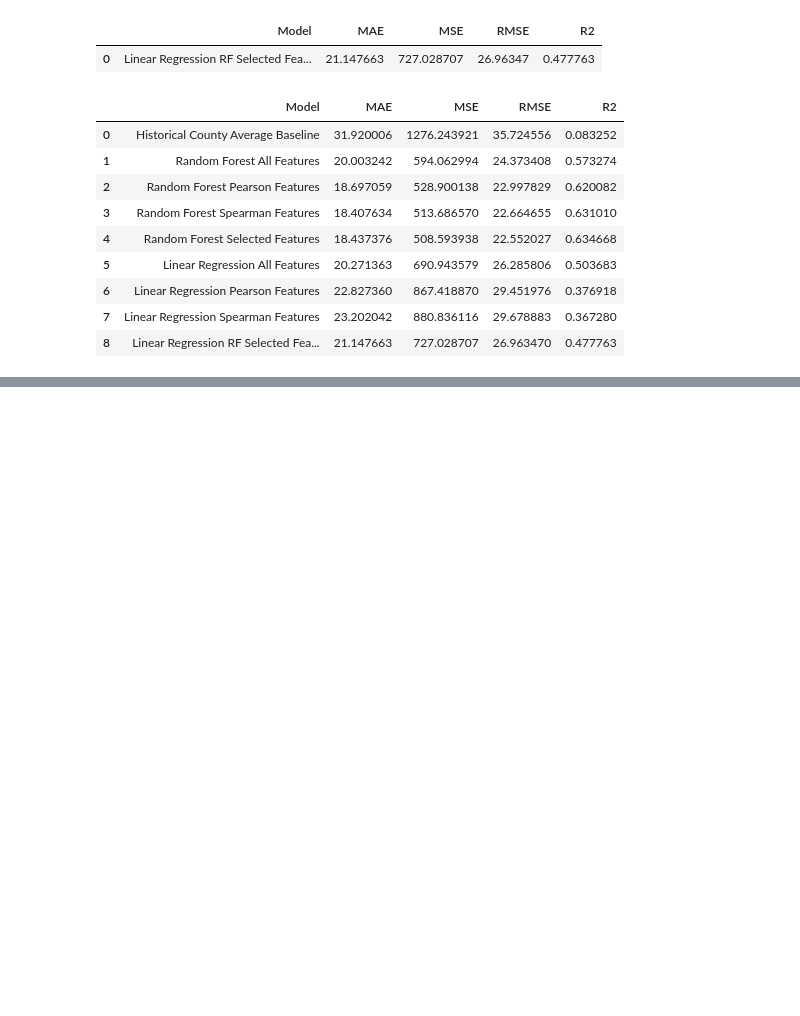
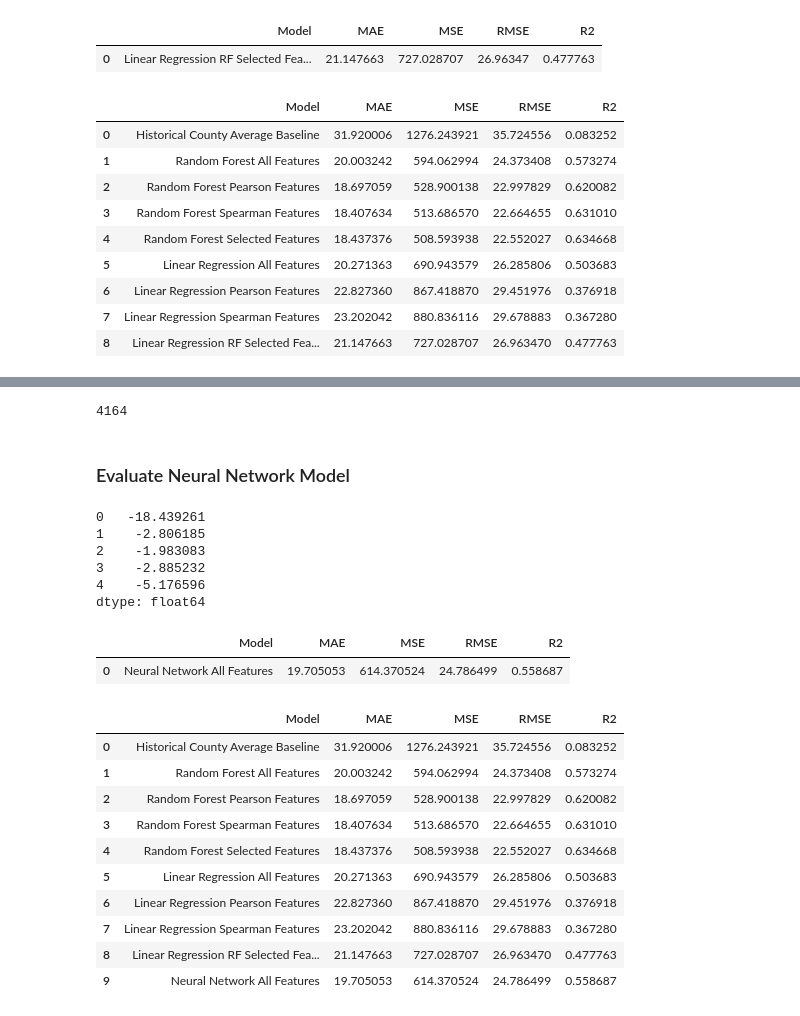
Before and after one commit to JTRIII/corn-yield-thesis, a Jupyter notebook: notebooks/06_model_evaluation_and_final_results.ipynb, the cells around one changed output, grey strips where cells are left out. Saved outputs shown, nothing was run; the diff lists cells and outputs as text; code cells hidden in the pictures; blank space fills up the shorter version.

Commit message:
Final Neural Network Prediction With All Features

```diff
--- a/notebooks/06_model_evaluation_and_final_results.ipynb
+++ b/notebooks/06_model_evaluation_and_final_results.ipynb
@@ -2862,0 +2898,7 @@ final_model_comparison
+# %%
+final_nn_all_preview = pd.DataFrame({
+    "Actual yield": y_test,
+    "Predicted yield": final_nn_all_predictions
+}, index=X_final_test_all.index)
+
+final_nn_all_preview.head()
@@ -2862,0 +2912,62 @@ final_model_comparison
+# %%
+len(final_nn_all_predictions)
+# %% [output]
+4164
+# %% [markdown]
+### Evaluate Neural Network Model
+# %%
+final_nn_all_errors = (final_nn_all_preview["Actual yield"] - final_nn_all_preview["Predicted yield"])
+final_nn_all_errors.head()
+# %% [output]
+0   -18.439261
+1    -2.806185
+2    -1.983083
+3    -2.885232
+4    -5.176596
+dtype: float64
+# %%
+final_nn_all_mae = final_nn_all_errors.abs().mean()
+final_nn_all_mse = (final_nn_all_errors ** 2).mean()
+final_nn_all_rmse = np.sqrt(final_nn_all_mse)
+final_nn_all_squared_error = (final_nn_all_errors ** 2).sum()
+final_nn_all_r2 = 1 - (final_nn_all_squared_error / test_squared_variation)
+# %%
+final_nn_all_results = pd.DataFrame({
+    "Model": ["Neural Network All Features"],
+    "MAE": [final_nn_all_mae],
+    "MSE": [final_nn_all_mse],
+    "RMSE": [final_nn_all_rmse],
+    "R2": [final_nn_all_r2]
+})
+
+final_nn_all_results
+# %% [output]
+|  | Model | MAE | MSE | RMSE | R2 |
+| 0 | Neural Network All Features | 19.705053 | 614.370524 | 24.786499 | 0.558687 |
+# %%
+final_model_comparison = pd.concat([
+    final_baseline_results,
+    final_rf_all_results,
+    final_rf_pearson_results,
+    final_rf_spearman_results,
+    final_rf_selected_results,
+    final_lr_all_results,
+    final_lr_pearson_results,
+    final_lr_spearman_results,
+    final_lr_selected_results,
+    final_nn_all_results
+], ignore_index=True)
+
+final_model_comparison
+# %% [output]
+|  | Model | MAE | MSE | RMSE | R2 |
+| 0 | Historical County Average Baseline | 31.920006 | 1276.243921 | 35.724556 | 0.083252 |
+| 1 | Random Forest All Features | 20.003242 | 594.062994 | 24.373408 | 0.573274 |
+| 2 | Random Forest Pearson Features | 18.697059 | 528.900138 | 22.997829 | 0.620082 |
+| 3 | Random Forest Spearman Features | 18.407634 | 513.686570 | 22.664655 | 0.631010 |
+| 4 | Random Forest Selected Features | 18.437376 | 508.593938 | 22.552027 | 0.634668 |
+| 5 | Linear Regression All Features | 20.271363 | 690.943579 | 26.285806 | 0.503683 |
+| 6 | Linear Regression Pearson Features | 22.827360 | 867.418870 | 29.451976 | 0.376918 |
+| 7 | Linear Regression Spearman Features | 23.202042 | 880.836116 | 29.678883 | 0.367280 |
+| 8 | Linear Regression RF Selected Fea... | 21.147663 | 727.028707 | 26.963470 | 0.477763 |
+| 9 | Neural Network All Features | 19.705053 | 614.370524 | 24.786499 | 0.558687 |
```
Also changed, not shown: parts of 8 cells of this notebook.
